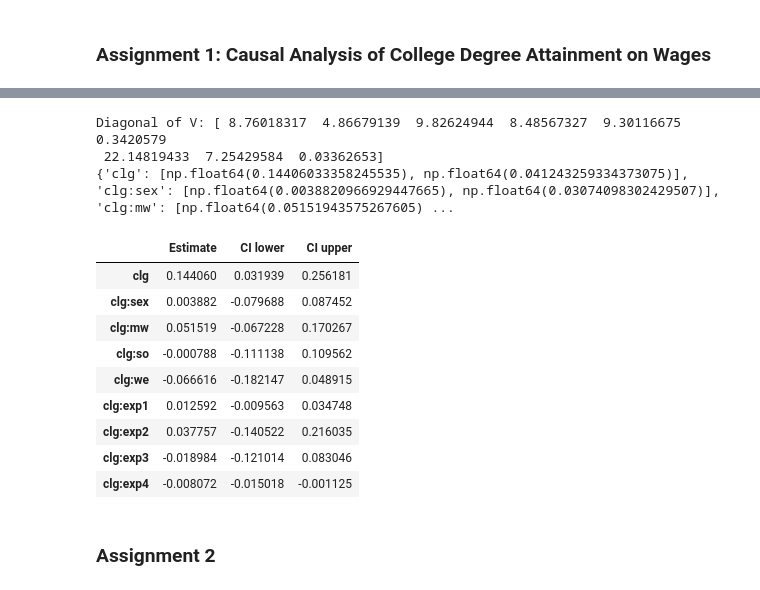
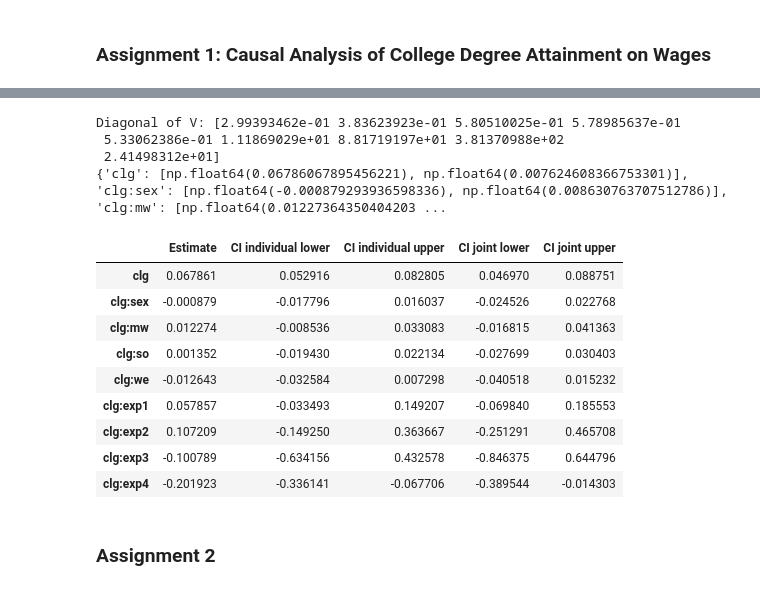
Before and after one commit to johannesfuest/causal_inference_with_ml, a Jupyter notebook: hw2.ipynb, the cells around one changed output, grey strips where cells are left out. Drawn from its saved outputs; the diff is of its cells as text; code cells hidden in the pictures.

```diff
--- a/hw2.ipynb
+++ b/hw2.ipynb
@@ -297,13 +309,13 @@ for term in clg_interaction_cols:
     X_all_interactions_temp = copy.deepcopy(X_all_interactions)
     X_all_interactions_temp = X_all_interactions_temp.drop(columns=term)
     lasso_first = lasso_model()
-    lasso_first.fit(X_all_interactions_temp, X_all_interactions[term])
-    d_hat_lasso = lasso_first.predict(X_all_interactions_temp)
+    lasso_first.fit(sm.add_constant(X_all_interactions_temp), X_all_interactions[term])
+    d_hat_lasso = lasso_first.predict(sm.add_constant(X_all_interactions_temp))
     d_hat_lasso = X_all_interactions[term] - d_hat_lasso
     res_d_hat[term] = d_hat_lasso
     lasso_second = lasso_model()
-    lasso_second.fit(X_all_interactions_temp, y)
-    y_hat_lasso = lasso_second.predict(X_all_interactions_temp)
+    lasso_second.fit(sm.add_constant(X_all_interactions_temp), y)
+    y_hat_lasso = lasso_second.predict(sm.add_constant(X_all_interactions_temp))
     y_hat_lasso = y - y_hat_lasso
     res_y_hat[term] = y_hat_lasso
     final_lasso_model = sm.OLS(y_hat_lasso, d_hat_lasso).fit(cov_type='HC1')
@@ -336,48 +358,51 @@ for it, c in enumerate(clg_interaction_cols):
         Sigma = np.mean(res_d_hat[c] *dl_resids[c] *dl_resids[cp] *res_d_hat[cp])
         V[it, itp] = Sigma / (Jc * Jcp)
 print(f"Diagonal of V: {np.diag(V)}")
 
 n = X_all_interactions.shape[0]
 for it, c in enumerate(clg_interaction_cols):
     alpha[c] += [np.sqrt(V[it, it] / n)]
 print(alpha)
 # put all in a dataframe
 df = pd.DataFrame.from_dict(alpha, orient='index', columns=['point', 'stderr'])
 
 # Calculate and pointwise p-value
 summary = pd.DataFrame()
 summary['Estimate'] = df['point']
 summary['Std. Error'] = df['stderr']
 summary['p-value'] = norm.sf(np.abs(df['point'] / df['stderr']), loc=0, scale=1) * 2
 summary['ci_lower'] = df['point'] - 1.96 * df['stderr']
 summary['ci_upper'] = df['point'] + 1.96 * df['stderr']
 
 Drootinv = np.diagflat(1 / np.sqrt(np.diag(V)))
 scaledCov = Drootinv @ V @ Drootinv
 np.random.seed(123)
 U = np.random.multivariate_normal(np.zeros(scaledCov.shape[0]), scaledCov, size=10000)
 z = np.max(np.abs(U), axis=1)
 c = np.percentile(z, 95)
 
 summary = pd.DataFrame()
 summary['Estimate'] = df['point']
-summary['CI lower'] = df['point'] - c * df['stderr']
-summary['CI upper'] = df['point'] + c * df['stderr']
+summary["CI individual lower"] = df['point'] - 1.96 * df['stderr']
+summary["CI individual upper"] = df['point'] + 1.96 * df['stderr']
+summary['CI joint lower'] = df['point'] - c * df['stderr']
+summary['CI joint upper'] = df['point'] + c * df['stderr']
 summary
 # %% [output]
-Diagonal of V: [ 8.76018317  4.86679139  9.82624944  8.48567327  9.30116675  0.3420579
- 22.14819433  7.25429584  0.03362653]
-{'clg': [np.float64(0.14406033358245535), np.float64(0.041243259334373075)], 'clg:sex': [np.float64(0.0038820966929447665), np.float64(0.03074098302429507)], 'clg:mw': [np.float64(0.05151943575267605) ...
+Diagonal of V: [2.99393462e-01 3.83623923e-01 5.80510025e-01 5.78985637e-01
+ 5.33062386e-01 1.11869029e+01 8.81719197e+01 3.81370988e+02
+ 2.41498312e+01]
+{'clg': [np.float64(0.06786067895456221), np.float64(0.007624608366753301)], 'clg:sex': [np.float64(-0.000879293936598336), np.float64(0.008630763707512786)], 'clg:mw': [np.float64(0.01227364350404203 ...
-|  | Estimate | CI lower | CI upper |
-| clg | 0.144060 | 0.031939 | 0.256181 |
-| clg:sex | 0.003882 | -0.079688 | 0.087452 |
-| clg:mw | 0.051519 | -0.067228 | 0.170267 |
-| clg:so | -0.000788 | -0.111138 | 0.109562 |
-| clg:we | -0.066616 | -0.182147 | 0.048915 |
-| clg:exp1 | 0.012592 | -0.009563 | 0.034748 |
-| clg:exp2 | 0.037757 | -0.140522 | 0.216035 |
-| clg:exp3 | -0.018984 | -0.121014 | 0.083046 |
-| clg:exp4 | -0.008072 | -0.015018 | -0.001125 |
+|  | Estimate | CI individual lower | CI individual upper | CI joint lower | CI joint upper |
+| clg | 0.067861 | 0.052916 | 0.082805 | 0.046970 | 0.088751 |
+| clg:sex | -0.000879 | -0.017796 | 0.016037 | -0.024526 | 0.022768 |
+| clg:mw | 0.012274 | -0.008536 | 0.033083 | -0.016815 | 0.041363 |
+| clg:so | 0.001352 | -0.019430 | 0.022134 | -0.027699 | 0.030403 |
+| clg:we | -0.012643 | -0.032584 | 0.007298 | -0.040518 | 0.015232 |
+| clg:exp1 | 0.057857 | -0.033493 | 0.149207 | -0.069840 | 0.185553 |
+| clg:exp2 | 0.107209 | -0.149250 | 0.363667 | -0.251291 | 0.465708 |
+| clg:exp3 | -0.100789 | -0.634156 | 0.432578 | -0.846375 | 0.644796 |
+| clg:exp4 | -0.201923 | -0.336141 | -0.067706 | -0.389544 | -0.014303 |
 # %% [markdown]
 ### Assignment 2
 # %%
```
Also changed, not shown: parts of 9 cells of this notebook.
